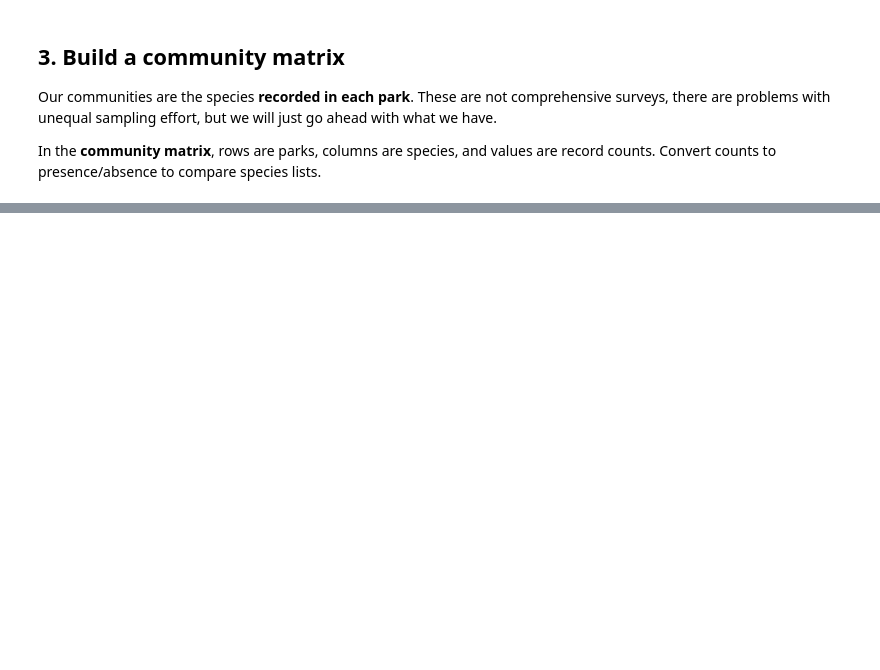
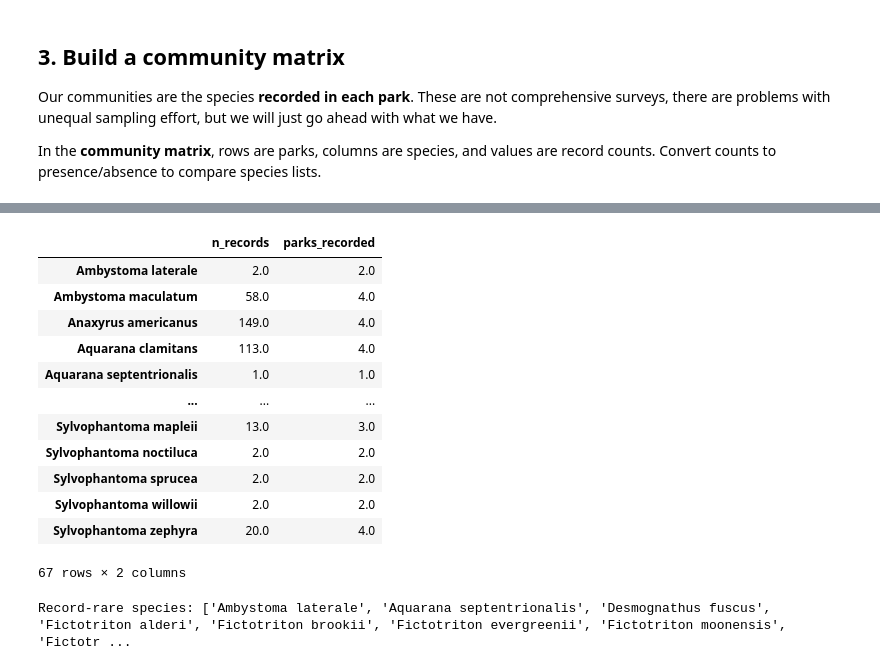
Before and after one commit to isaacovercast/BIO597-SpatialBiodiversity, a Jupyter notebook: docs/labs/Lab10-CommunityComposition.ipynb, the cells around one changed output, grey strips where cells are left out. Drawn from its saved outputs; the diff is of its cells as text; code cells hidden in the pictures; blank space fills up the shorter version.

```diff
--- a/docs/labs/Lab10-CommunityComposition.ipynb
+++ b/docs/labs/Lab10-CommunityComposition.ipynb
@@ -522,0 +361,26 @@ would you need for a real SLOSS decision?
+# %%
+species_context = pd.DataFrame()
+for species in community.columns:
+    counts = community[species]
+    species_context.loc[species, "n_records"] = counts.sum()
+    species_context.loc[species, "parks_recorded"] = sum(counts > 0)
+display(species_context)
+
+rare_rows = species_context[species_context.n_records <= 5]
+rare_species = list(rare_rows.index)
+print("Record-rare species:", rare_species)
+# %% [output]
+|  | n_records | parks_recorded |
+| Ambystoma laterale | 2.0 | 2.0 |
+| Ambystoma maculatum | 58.0 | 4.0 |
+| Anaxyrus americanus | 149.0 | 4.0 |
+| Aquarana clamitans | 113.0 | 4.0 |
+| Aquarana septentrionalis | 1.0 | 1.0 |
+| ... | ... | ... |
+| Sylvophantoma mapleii | 13.0 | 3.0 |
+| Sylvophantoma noctiluca | 2.0 | 2.0 |
+| Sylvophantoma sprucea | 2.0 | 2.0 |
+| Sylvophantoma willowii | 2.0 | 2.0 |
+| Sylvophantoma zephyra | 20.0 | 4.0 |
+67 rows × 2 columns
+Record-rare species: ['Ambystoma laterale', 'Aquarana septentrionalis', 'Desmognathus fuscus', 'Fictotriton alderi', 'Fictotriton brookii', 'Fictotriton evergreenii', 'Fictotriton moonensis', 'Fictotr ...
```
Also changed, not shown: parts of 57 cells of this notebook, 35 other files.
